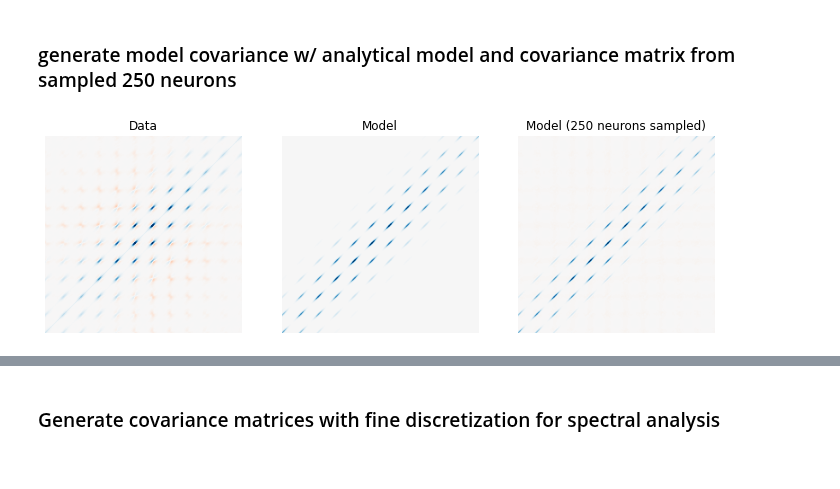
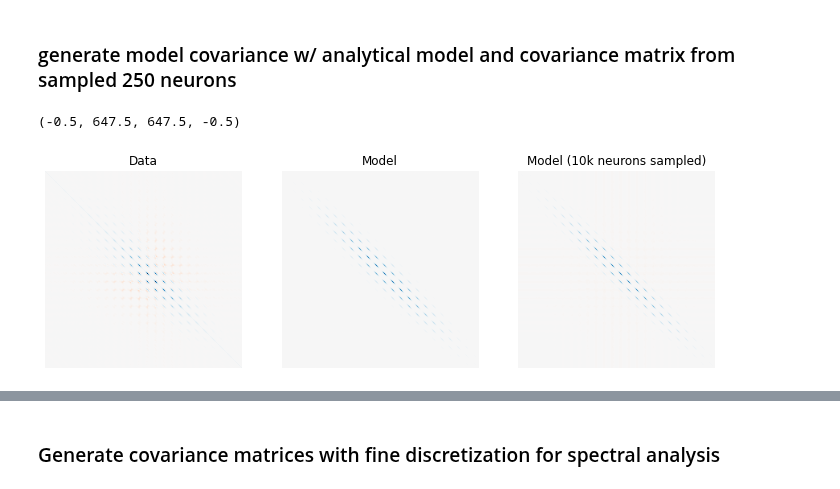
Before and after one commit to BruntonUWBio/structured-random-features, a Jupyter notebook: new_version/Marius_V1_cov_model.ipynb, the cells around one changed output, grey strips where cells are left out. Drawn from its saved outputs; the diff is of its cells as text; code cells hidden in the pictures.

```diff
--- a/new_version/Marius_V1_cov_model.ipynb
+++ b/new_version/Marius_V1_cov_model.ipynb
@@ -48,7 +48,7 @@ def frob_norm_diff(x):
     cov_model = V1_inspired_kernel_matrix(N=dim, s=x[0], f=x[1], center=(12, 13), scale=1)
     return la.norm(cov_data - cov_model)
 
-x0 = [1, 1]
+x0 = [11, 1]
 minimize_diff = minimize(frob_norm_diff, x0, method='BFGS', tol=1e-4)
 s_min, f_min = minimize_diff.x
 print('Optimal params: s=%0.2f, f=%0.2f' % (s_min, f_min))
@@ -59,39 +59,40 @@ Optimal params: s=5.54, f=1.16
 # %%
 from estimator import V1_inspired_weights_same_center
 
 # model
 cov_model = V1_inspired_kernel_matrix(dim, s=s_min, f=f_min, center=(12, 13), scale=1)
 
-# cov from sampled 250 neurons
+# cov from sampled 1000 neurons
 W = V1_inspired_weights_same_center(num_cells, dim, s=s_min, f=f_min, center=(12, 13), scale=1)
 W = (W - np.mean(W, axis=1).reshape(-1, 1)) / np.std(W, axis=1).reshape(-1, 1)
 cov_sampled_neurons = W.T @ W
 cov_sampled_neurons *= cov_data.shape[0] / np.trace(cov_sampled_neurons).reshape(-1, 1)
 
 fig = plt.figure(figsize=(12, 8))
 ax = fig.add_subplot(131)
 plt.title('Data')
 plt.imshow(cov_data, cmap='RdBu')
 plt.clim(-5, 5)
 plt.axis('off')
-plt.xlim(200, 500)
-plt.ylim(200, 500)
+# plt.xlim(200, 500)
+# plt.ylim(200, 500)
 
 ax = fig.add_subplot(132)
 plt.title('Model')
 plt.imshow(cov_model, cmap='RdBu')
 plt.clim(-5, 5)
 plt.axis('off')
-plt.xlim(200, 500)
-plt.ylim(200, 500)
+# plt.xlim(200, 500)
+# plt.ylim(200, 500)
 
 ax = fig.add_subplot(133)
-plt.title('Model (250 neurons sampled)')
+plt.title('Model (10k neurons sampled)')
 plt.imshow(cov_sampled_neurons, cmap='RdBu')
 plt.clim(-5, 5)
 plt.axis('off')
-plt.xlim(200, 500)
-plt.ylim(200, 500)
-plt.savefig('results/V1_data/cov_mat_fitted_Marius_trial_avg.pdf')
+# plt.xlim(200, 500)
+# plt.ylim(200, 500)
+# plt.savefig('results/V1_data/cov_mat_fitted_Marius_trial_avg.pdf')
 # %% [output]
+(-0.5, 647.5, 647.5, -0.5)
-[figure, old version]
+[figure, new version]
```
Also changed, not shown: parts of 12 cells of this notebook.
